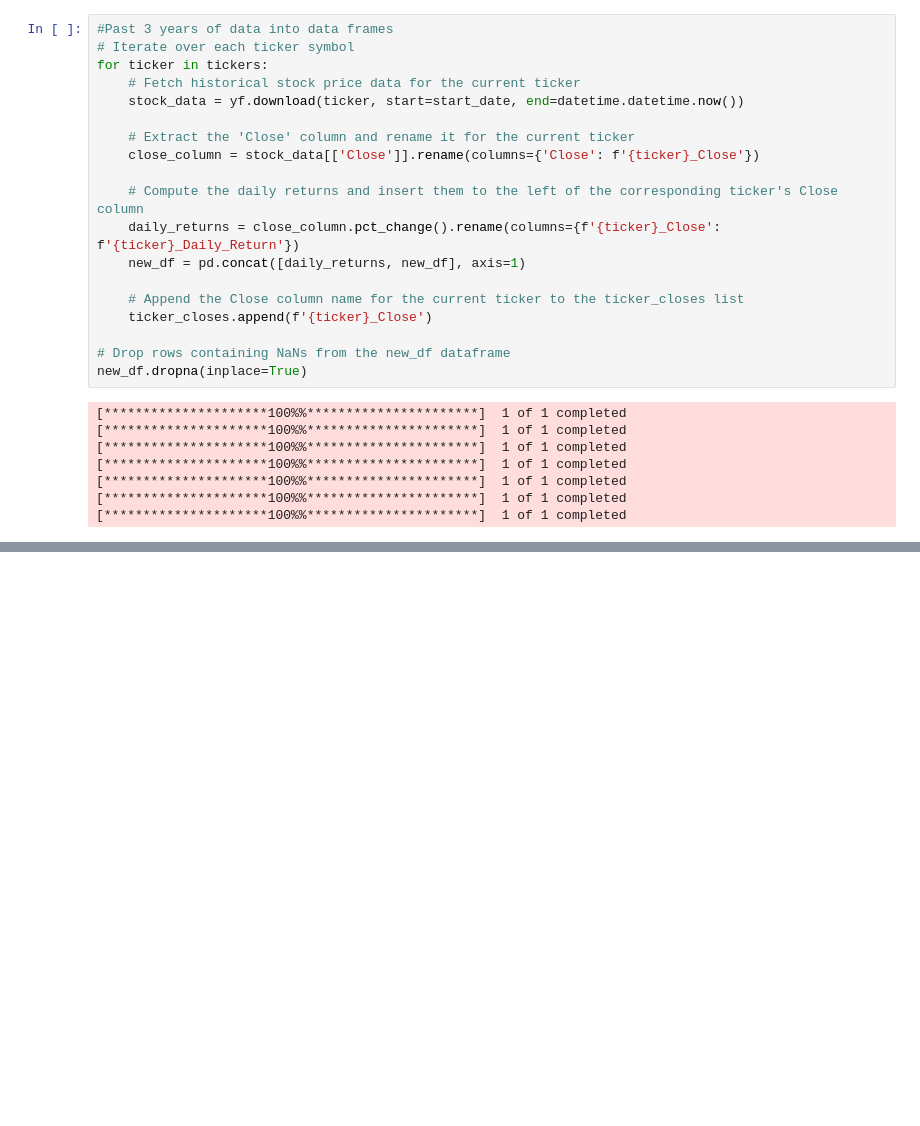
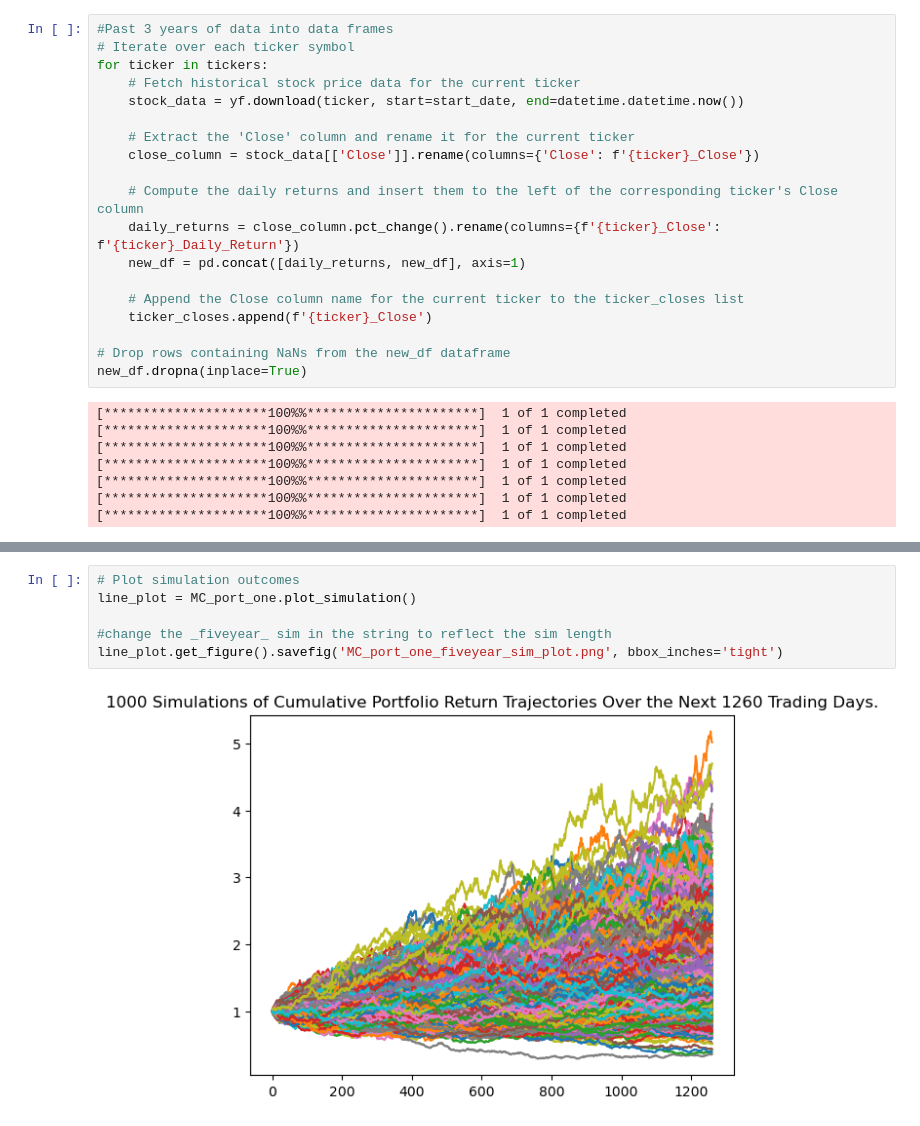
Before and after one commit to Joshbazz/Portfolio-Optimizer, a Jupyter notebook: solver.ipynb, the cells around one changed output, grey strips where cells are left out. Saved outputs shown, nothing was run; the diff lists cells and outputs as text; blank space fills up the shorter version.

```diff
--- a/solver.ipynb
+++ b/solver.ipynb
@@ -849,0 +362,8 @@ for i in range(1,8):
+# %%
+# Plot simulation outcomes
+line_plot = MC_port_one.plot_simulation()
+
+#change the _fiveyear_ sim in the string to reflect the sim length
+line_plot.get_figure().savefig('MC_port_one_fiveyear_sim_plot.png', bbox_inches='tight')
+# %% [output]
+[figure, added]
```
Also changed, not shown: parts of 57 cells of this notebook, 8 other files.
